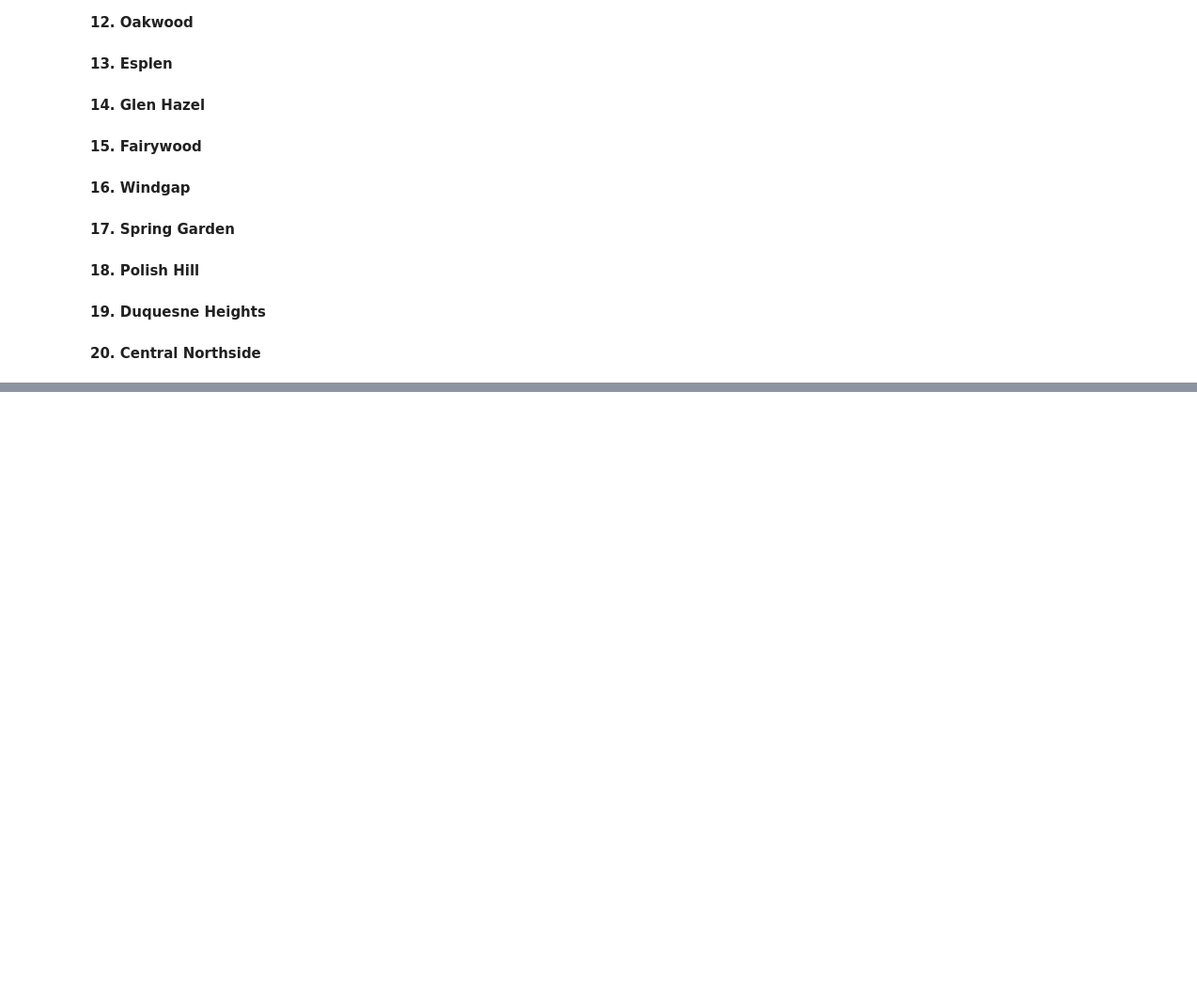
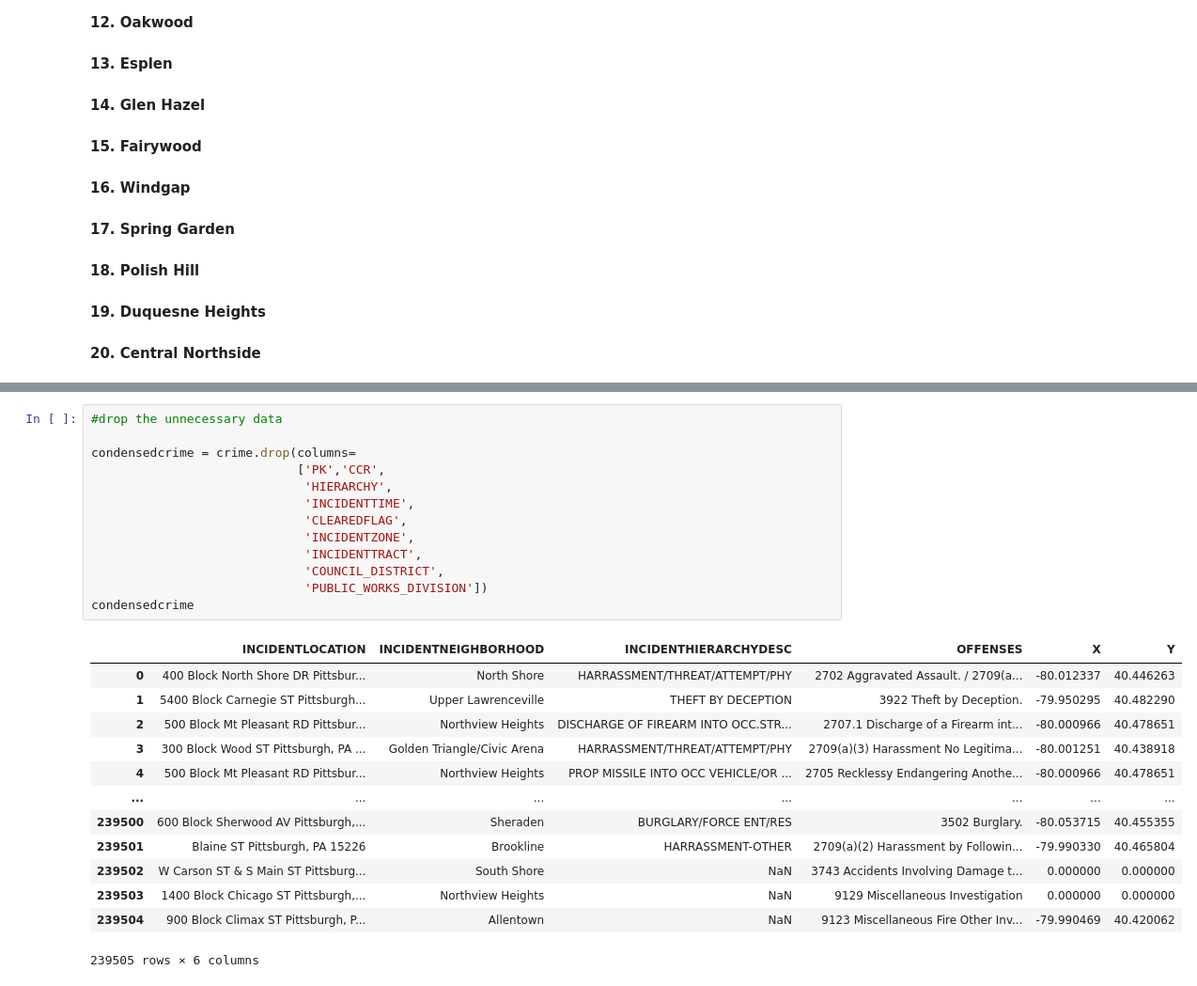
Before and after one commit to odl5/Final-Project-data, a Jupyter notebook: ctf16-data.ipynb, the cells around one changed output, grey strips where cells are left out. Shown: that part at 94% size. Drawn from its saved outputs; the diff is of its cells as text; blank space fills up the shorter version.

```diff
--- a/ctf16-data.ipynb
+++ b/ctf16-data.ipynb
@@ -186,0 +212,27 @@ Below is the final top 20 list of the safest neighborhoods. I won't go into deta
+# %%
+#drop the unnecessary data
+
+condensedcrime = crime.drop(columns=
+                            ['PK','CCR',
+                             'HIERARCHY',
+                             'INCIDENTTIME',
+                             'CLEAREDFLAG',
+                             'INCIDENTZONE',
+                             'INCIDENTTRACT',
+                             'COUNCIL_DISTRICT',
+                             'PUBLIC_WORKS_DIVISION'])
+condensedcrime
+# %% [output]
+|  | INCIDENTLOCATION | INCIDENTNEIGHBORHOOD | INCIDENTHIERARCHYDESC | OFFENSES | X | Y |
+| 0 | 400 Block North Shore DR Pittsbur... | North Shore | HARRASSMENT/THREAT/ATTEMPT/PHY | 2702 Aggravated Assault. / 2709(a... | -80.012337 | 40.446263 |
+| 1 | 5400 Block Carnegie ST Pittsburgh... | Upper Lawrenceville | THEFT BY DECEPTION | 3922 Theft by Deception. | -79.950295 | 40.482290 |
+| 2 | 500 Block Mt Pleasant RD Pittsbur... | Northview Heights | DISCHARGE OF FIREARM INTO OCC.STR... | 2707.1 Discharge of a Firearm int... | -80.000966 | 40.478651 |
+| 3 | 300 Block Wood ST Pittsburgh, PA ... | Golden Triangle/Civic Arena | HARRASSMENT/THREAT/ATTEMPT/PHY | 2709(a)(3) Harassment No Legitima... | -80.001251 | 40.438918 |
+| 4 | 500 Block Mt Pleasant RD Pittsbur... | Northview Heights | PROP MISSILE INTO OCC VEHICLE/OR ... | 2705 Recklessy Endangering Anothe... | -80.000966 | 40.478651 |
+| ... | ... | ... | ... | ... | ... | ... |
+| 239500 | 600 Block Sherwood AV Pittsburgh,... | Sheraden | BURGLARY/FORCE ENT/RES | 3502 Burglary. | -80.053715 | 40.455355 |
+| 239501 | Blaine ST Pittsburgh, PA 15226 | Brookline | HARRASSMENT-OTHER | 2709(a)(2) Harassment by Followin... | -79.990330 | 40.465804 |
+| 239502 | W Carson ST & S Main ST Pittsburg... | South Shore | NaN | 3743 Accidents Involving Damage t... | 0.000000 | 0.000000 |
+| 239503 | 1400 Block Chicago ST Pittsburgh,... | Northview Heights | NaN | 9129 Miscellaneous Investigation | 0.000000 | 0.000000 |
+| 239504 | 900 Block Climax ST Pittsburgh, P... | Allentown | NaN | 9123 Miscellaneous Fire Other Inv... | -79.990469 | 40.420062 |
+239505 rows × 6 columns
```
Also changed, not shown: parts of 6 cells of this notebook.
